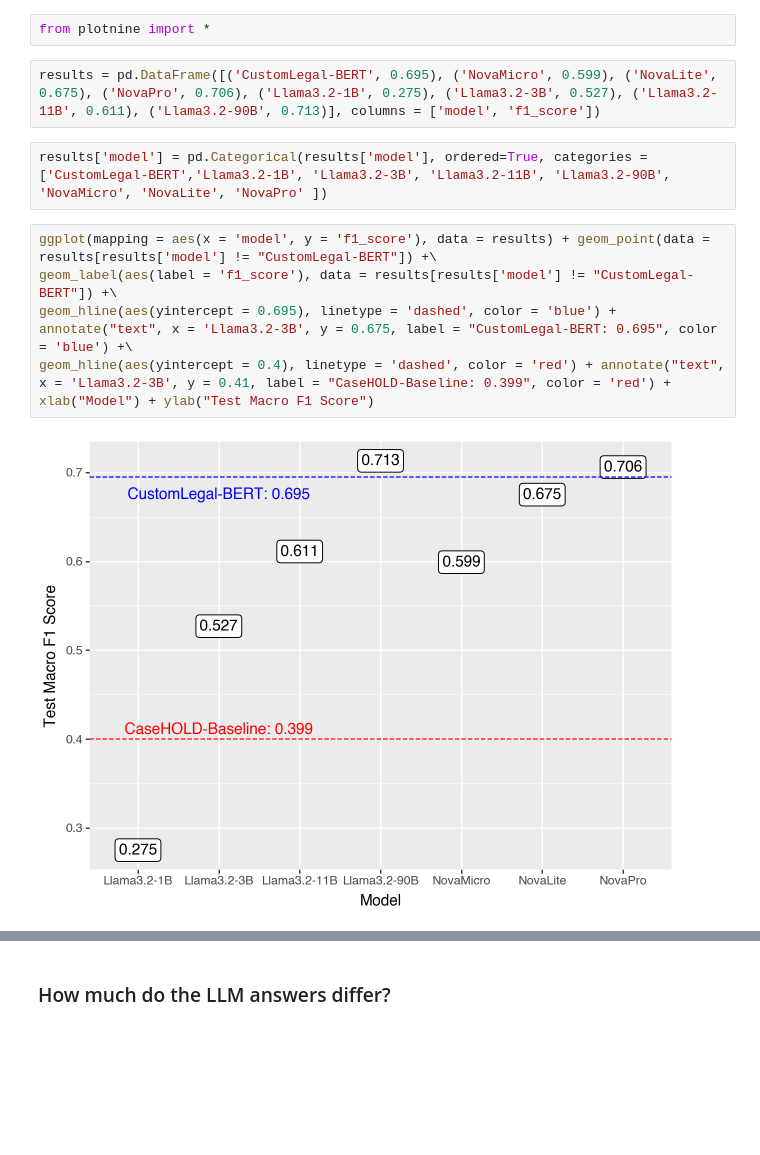
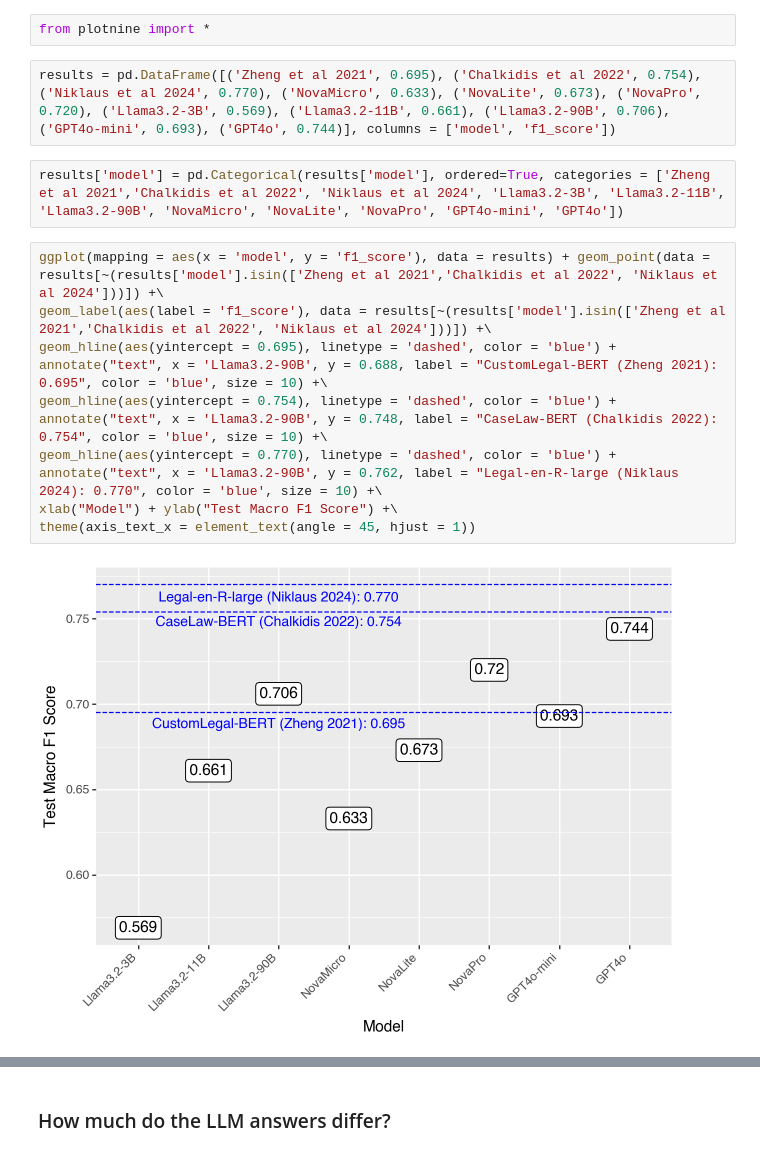
Before and after one commit to chuck-arvin/CaseHOLD2025, a Jupyter notebook: CaseHOLD-Analysis.ipynb, the cells around one changed output, grey strips where cells are left out. Saved outputs shown, nothing was run; the diff lists cells and outputs as text; blank space fills up the shorter version.

```diff
--- a/CaseHOLD-Analysis.ipynb
+++ b/CaseHOLD-Analysis.ipynb
@@ -136,14 +278,17 @@ f1_score(test['label'], test['answer_llama_90b'], average='macro'))
 # %%
 from plotnine import *
 # %%
-results = pd.DataFrame([('CustomLegal-BERT', 0.695), ('NovaMicro', 0.599), ('NovaLite', 0.675), ('NovaPro', 0.706), ('Llama3.2-1B', 0.275), ('Llama3.2-3B', 0.527), ('Llama3.2-11B', 0.611), ('Llama3.2-90B', 0.713)], columns = ['model', 'f1_score'])
+results = pd.DataFrame([('Zheng et al 2021', 0.695), ('Chalkidis et al 2022', 0.754), ('Niklaus et al 2024', 0.770), ('NovaMicro', 0.633), ('NovaLite', 0.673), ('NovaPro', 0.720), ('Llama3.2-3B', 0.569), ('Llama3.2-11B', 0.661), ('Llama3.2-90B', 0.706), ('GPT4o-mini', 0.693), ('GPT4o', 0.744)], columns = ['model', 'f1_score'])
 # %%
-results['model'] = pd.Categorical(results['model'], ordered=True, categories = ['CustomLegal-BERT','Llama3.2-1B', 'Llama3.2-3B', 'Llama3.2-11B', 'Llama3.2-90B', 'NovaMicro', 'NovaLite', 'NovaPro' ])
+results['model'] = pd.Categorical(results['model'], ordered=True, categories = ['Zheng et al 2021','Chalkidis et al 2022', 'Niklaus et al 2024', 'Llama3.2-3B', 'Llama3.2-11B', 'Llama3.2-90B', 'NovaMicro', 'NovaLite', 'NovaPro', 'GPT4o-mini', 'GPT4o'])
 # %%
-ggplot(mapping = aes(x = 'model', y = 'f1_score'), data = results) + geom_point(data = results[results['model'] != "CustomLegal-BERT"]) +\
-geom_label(aes(label = 'f1_score'), data = results[results['model'] != "CustomLegal-BERT"]) +\
-geom_hline(aes(yintercept = 0.695), linetype = 'dashed', color = 'blue') + annotate("text", x = 'Llama3.2-3B', y = 0.675, label = "CustomLegal-BERT: 0.695", color = 'blue') +\
-geom_hline(aes(yintercept = 0.4), linetype = 'dashed', color = 'red') + annotate("text", x = 'Llama3.2-3B', y = 0.41, label = "CaseHOLD-Baseline: 0.399", color = 'red') + xlab("Model") + ylab("Test Macro F1 Score")
+ggplot(mapping = aes(x = 'model', y = 'f1_score'), data = results) + geom_point(data = results[~(results['model'].isin(['Zheng et al 2021','Chalkidis et al 2022', 'Niklaus et al 2024']))]) +\
+geom_label(aes(label = 'f1_score'), data = results[~(results['model'].isin(['Zheng et al 2021','Chalkidis et al 2022', 'Niklaus et al 2024']))]) +\
+geom_hline(aes(yintercept = 0.695), linetype = 'dashed', color = 'blue') + annotate("text", x = 'Llama3.2-90B', y = 0.688, label = "CustomLegal-BERT (Zheng 2021): 0.695", color = 'blue', size = 10) +\
+geom_hline(aes(yintercept = 0.754), linetype = 'dashed', color = 'blue') + annotate("text", x = 'Llama3.2-90B', y = 0.748, label = "CaseLaw-BERT (Chalkidis 2022): 0.754", color = 'blue', size = 10) +\
+geom_hline(aes(yintercept = 0.770), linetype = 'dashed', color = 'blue') + annotate("text", x = 'Llama3.2-90B', y = 0.762, label = "Legal-en-R-large (Niklaus 2024): 0.770", color = 'blue', size = 10) +\
+xlab("Model") + ylab("Test Macro F1 Score") +\
+theme(axis_text_x = element_text(angle = 45, hjust = 1))
 # %% [output]
-[figure, old version]
+[figure, new version]
 # %%
```
Also changed, not shown: parts of 36 cells of this notebook, 7 other files.
